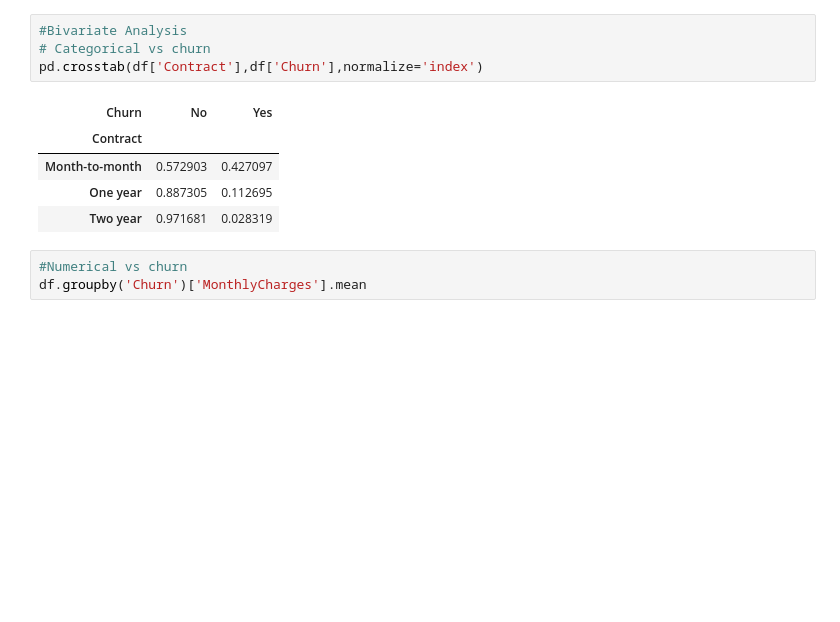
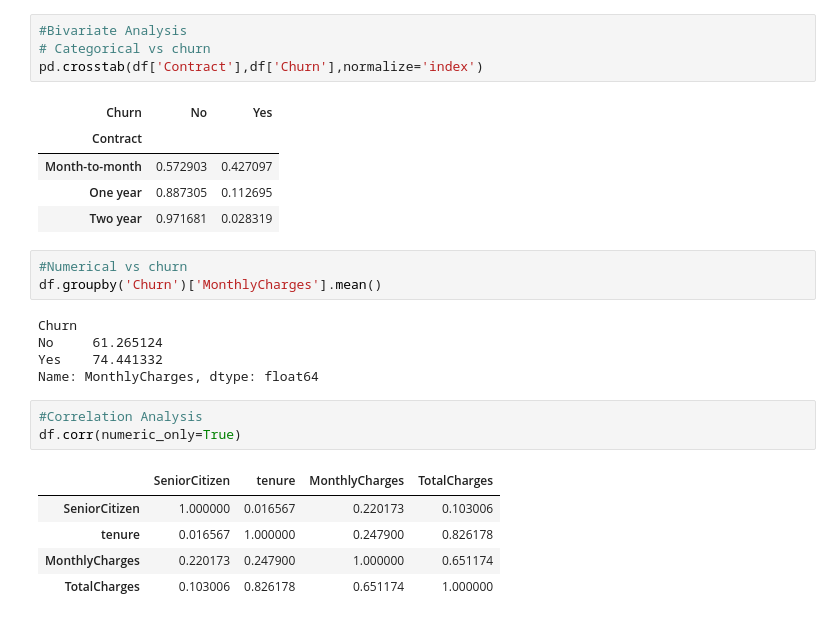
Before and after one commit to Lenmbugua/Analytics-Practice-Datasets, a Jupyter notebook: Telco Churn.ipynb, the cells around one changed output. Drawn from its saved outputs; the diff is of its cells as text; blank space fills up the shorter version.

```diff
--- a/Telco Churn.ipynb
+++ b/Telco Churn.ipynb
@@ -202,4 +203,18 @@ pd.crosstab(df['Contract'],df['Churn'],normalize='index')
 | Two year | 0.971681 | 0.028319 |
 # %%
 #Numerical vs churn
-df.groupby('Churn')['MonthlyCharges'].mean
+df.groupby('Churn')['MonthlyCharges'].mean()
+# %% [output]
+Churn
+No     61.265124
+Yes    74.441332
+Name: MonthlyCharges, dtype: float64
+# %%
+#Correlation Analysis
+df.corr(numeric_only=True)
+# %% [output]
+|  | SeniorCitizen | tenure | MonthlyCharges | TotalCharges |
+| SeniorCitizen | 1.000000 | 0.016567 | 0.220173 | 0.103006 |
+| tenure | 0.016567 | 1.000000 | 0.247900 | 0.826178 |
+| MonthlyCharges | 0.220173 | 0.247900 | 1.000000 | 0.651174 |
+| TotalCharges | 0.103006 | 0.826178 | 0.651174 | 1.000000 |
```
Also changed, not shown: parts of 2 cells of this notebook.
